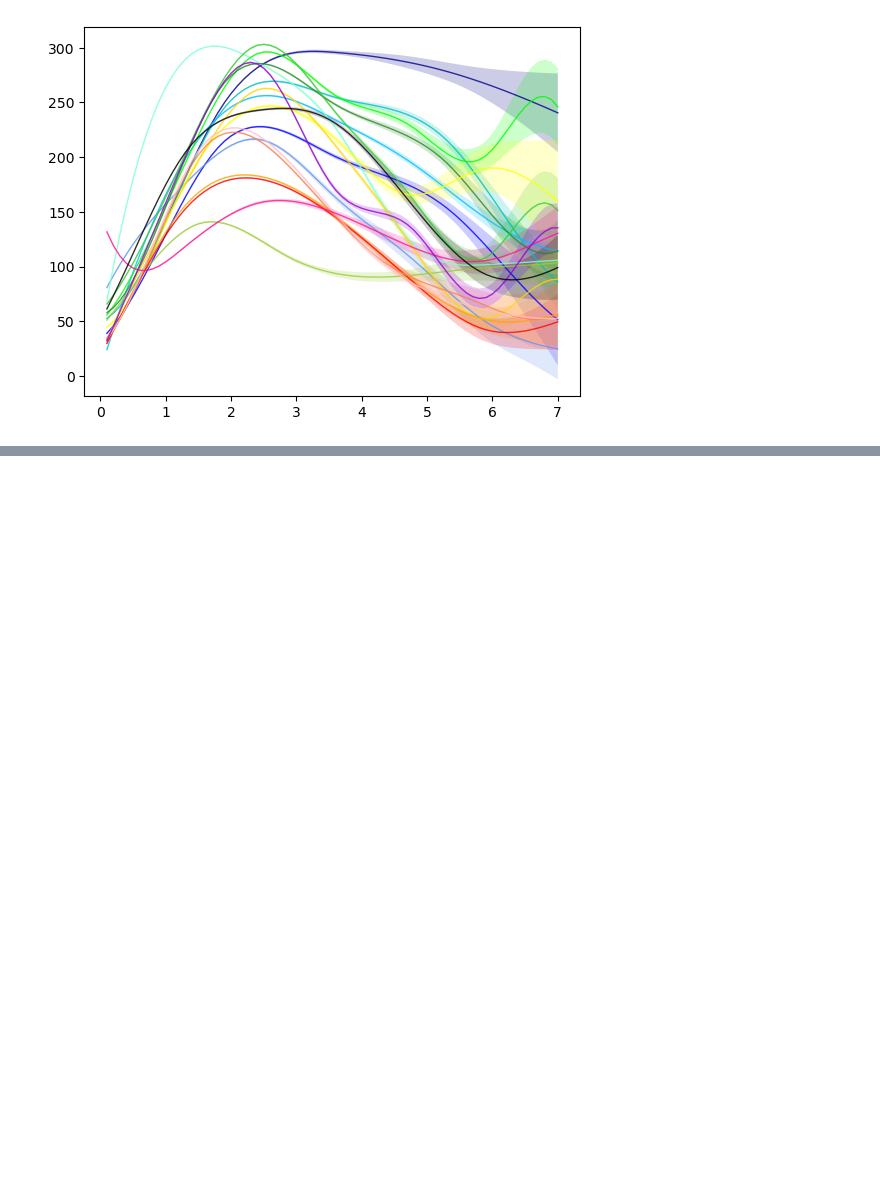
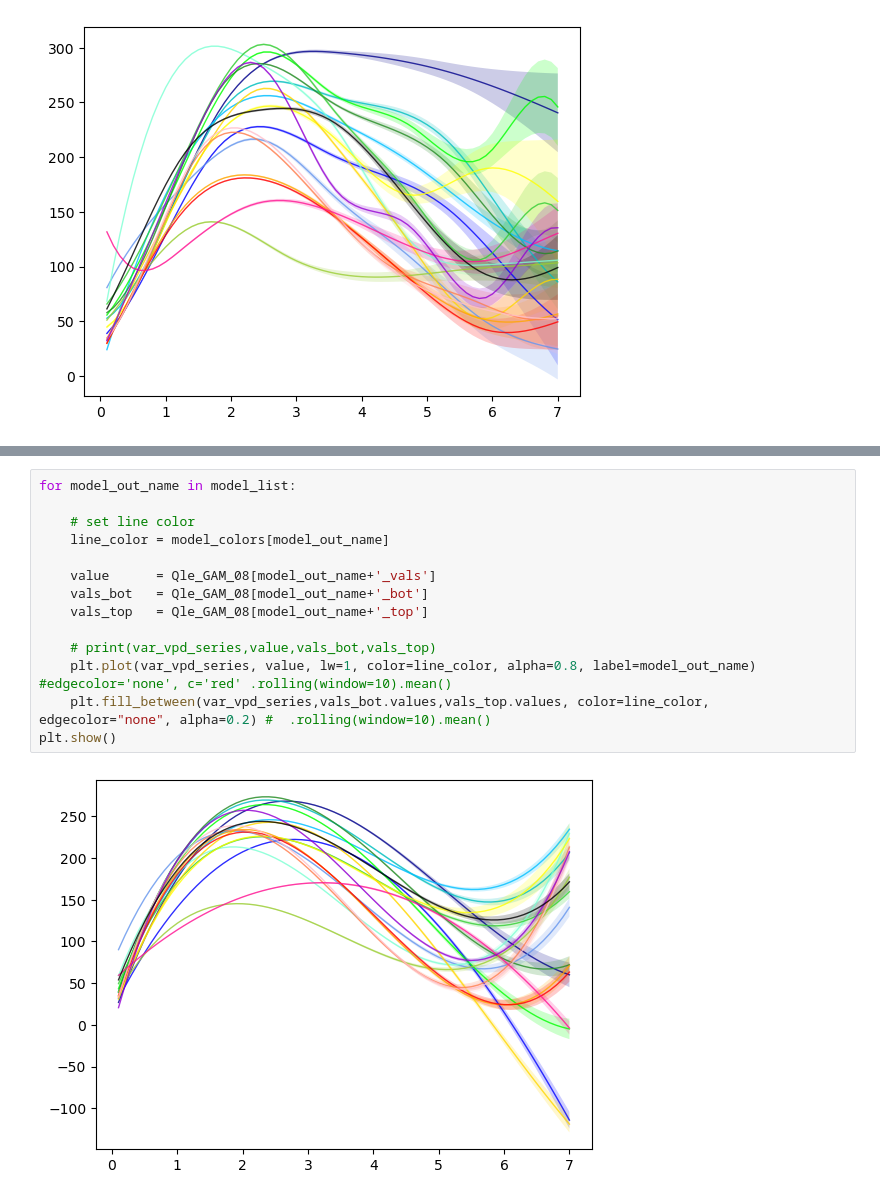
Before and after one commit to bibivking/LSM_VPD_PLUMBER2, a Jupyter notebook: check_fitted_GAM_curve.ipynb, the cells around one changed output, grey strips where cells are left out. Drawn from its saved outputs; the diff is of its cells as text; blank space fills up the shorter version.

```diff
--- a/check_fitted_GAM_curve.ipynb
+++ b/check_fitted_GAM_curve.ipynb
@@ -453,0 +265,16 @@ plt.show()
+# %%
+for model_out_name in model_list:
+
+    # set line color
+    line_color = model_colors[model_out_name]
+
+    value      = Qle_GAM_08[model_out_name+'_vals']
+    vals_bot   = Qle_GAM_08[model_out_name+'_bot']
+    vals_top   = Qle_GAM_08[model_out_name+'_top']
+
+    # print(var_vpd_series,value,vals_bot,vals_top)
+    plt.plot(var_vpd_series, value, lw=1, color=line_color, alpha=0.8, label=model_out_name) #edgecolor='none', c='red' .rolling(window=10).mean()
+    plt.fill_between(var_vpd_series,vals_bot.values,vals_top.values, color=line_color, edgecolor="none", alpha=0.2) #  .rolling(window=10).mean()
+plt.show()
+# %% [output]
+[figure, added]
```
Also changed, not shown: parts of 39 cells of this notebook, 13 other files.
